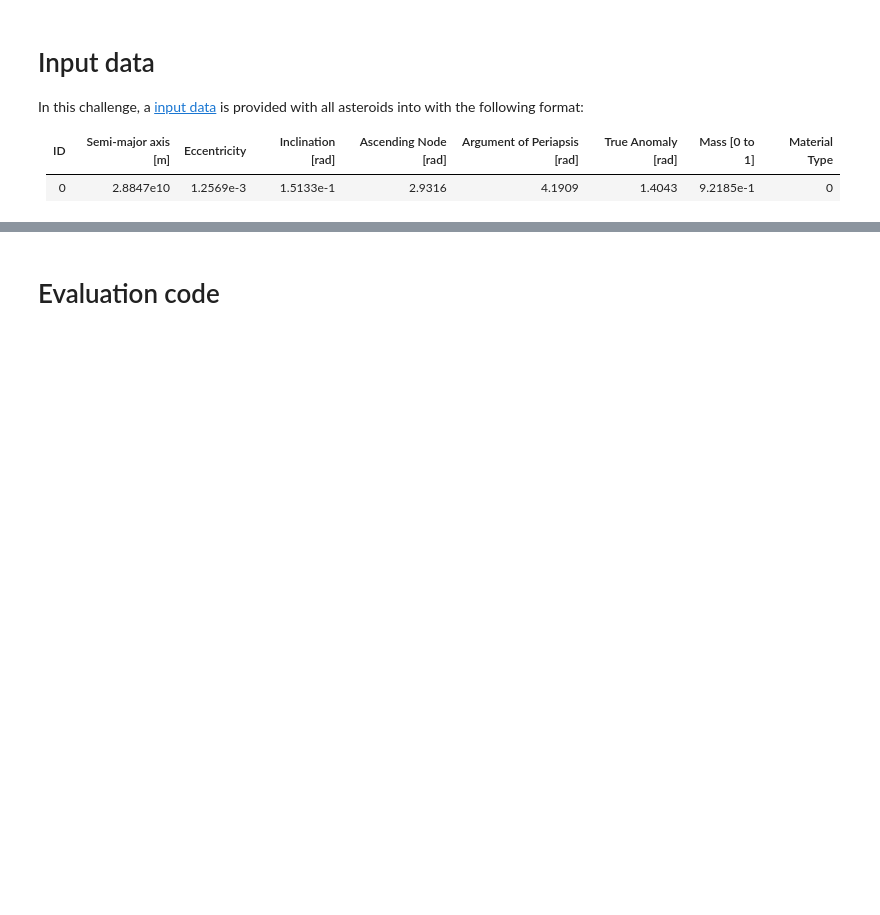
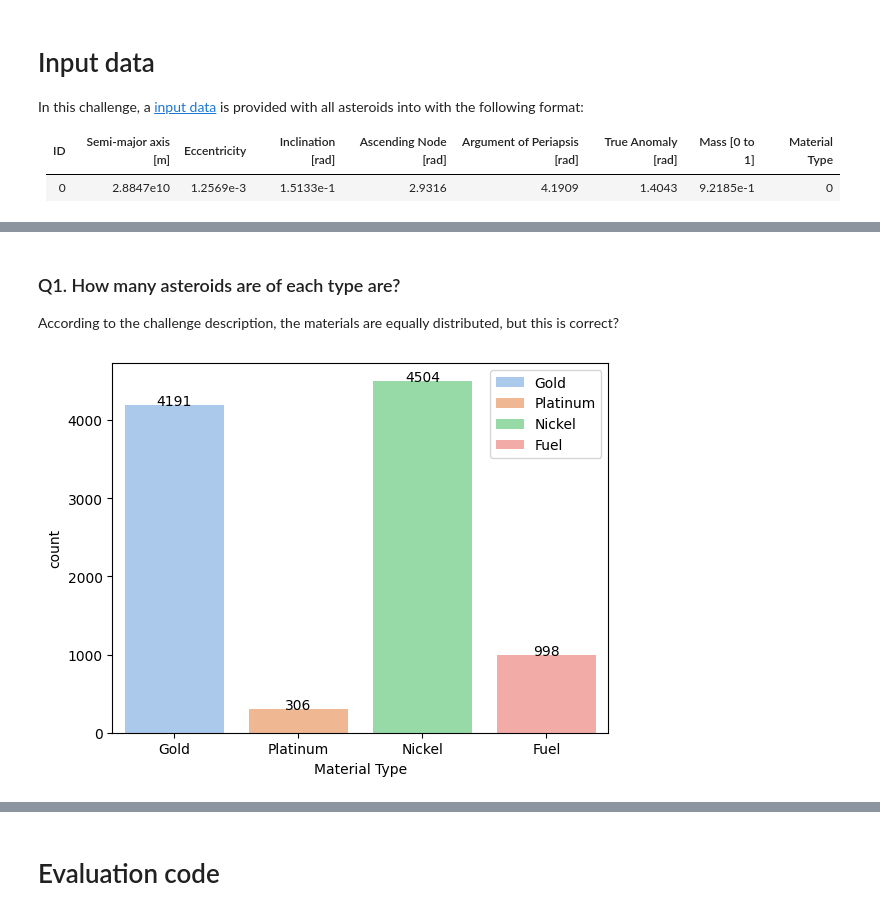
Before and after one commit to ocriado91/SpocMining, a Jupyter notebook: notebooks/00_intro_and_evalution_code.ipynb, the cells around one changed output, grey strips where cells are left out. Drawn from its saved outputs; the diff is of its cells as text; code cells hidden in the pictures; blank space fills up the shorter version.

```diff
--- a/notebooks/00_intro_and_evalution_code.ipynb
+++ b/notebooks/00_intro_and_evalution_code.ipynb
@@ -74,0 +132,32 @@ candidates.txt      100%[===================>]   2.15M  3.16MB/s    in 0.7s
+# %% [markdown]
+### Q1. How many asteroids are of each type are?
+
+According to the challenge description, the materials are equally distributed, but this is correct?
+# %%
+# Plot count
+g = sns.countplot(data,
+              x="Material Type",
+              hue="Material Type",
+              palette="pastel")
+
+# Transform X-tick labels and legend label to material name
+labels = ["Gold", "Platinum", "Nickel", "Fuel"]
+g.set_xticks([0, 1, 2, 3])
+g.set_xticklabels(labels)
+g.legend(labels=labels)
+
+# Extract the count of asteroids by material type
+count_gold = data.filter(pl.col("Material Type") == 0).height
+count_platinum = data.filter(pl.col("Material Type") == 1).height
+count_nickel = data.filter(pl.col("Material Type") == 2).height
+count_fuel = data.filter(pl.col("Material Type") == 3).height
+
+# Add all counts into a list to write its values into countplot
+counts = [count_gold, count_platinum, count_nickel, count_fuel]
+for i in range(len(counts)):
+  g.text(x=i,
+         y=counts[i],
+         s=str(counts[i]),
+         horizontalalignment="center")
+# %% [output]
+[figure, added]
```
Also changed, not shown: parts of 16 cells of this notebook.
